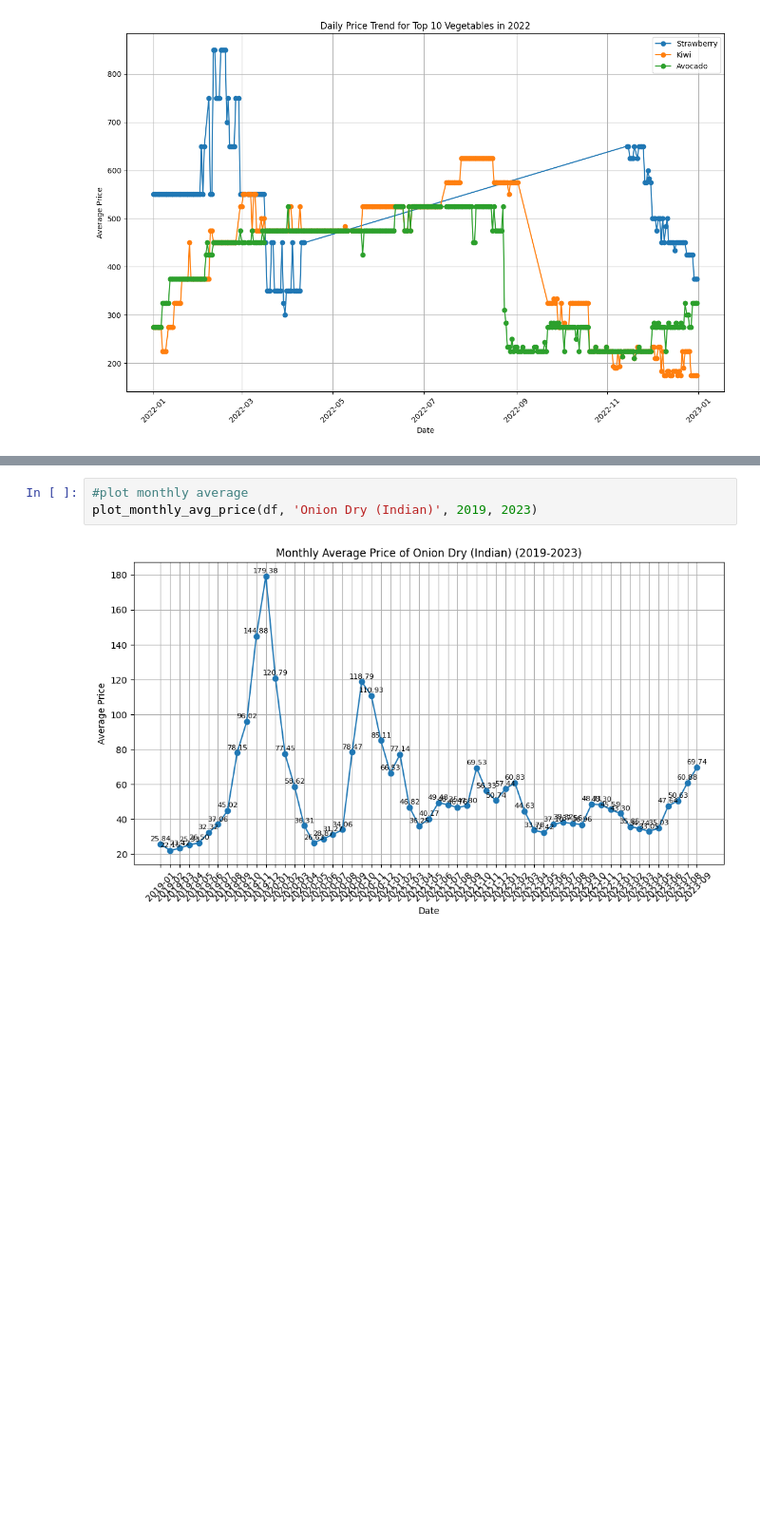
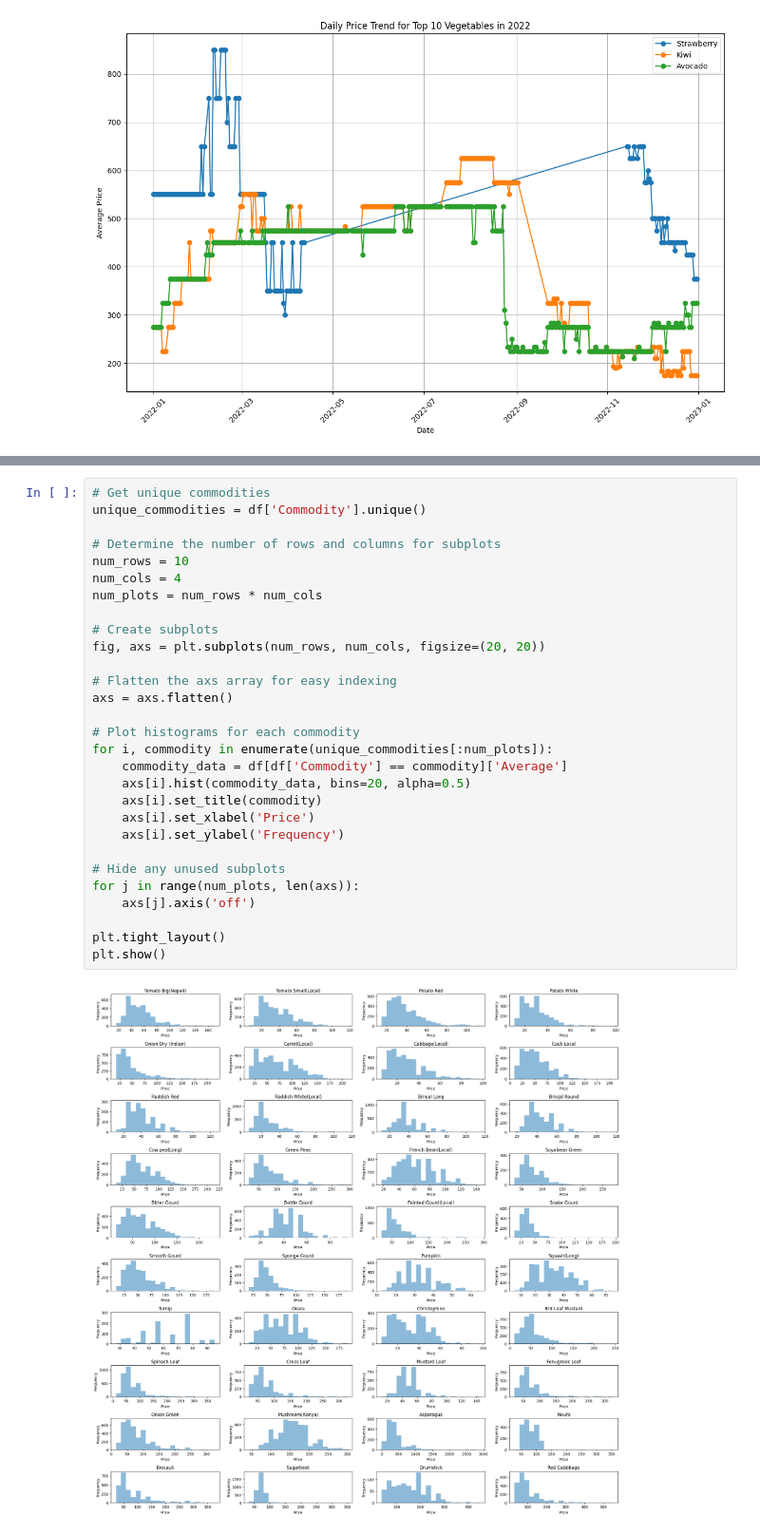
Before and after one commit to Rk-Pudasaini/Data_Analysis, a Jupyter notebook: Kalimati_tarkari_price_analysis.ipynb, the cells around one changed output, grey strips where cells are left out. Shown at 95% size. Cells and saved outputs as stored; diff of their text form; blank space fills up the shorter version.

```diff
--- a/Kalimati_tarkari_price_analysis.ipynb
+++ b/Kalimati_tarkari_price_analysis.ipynb
@@ -367,5 +280,31 @@ plot_price_changes(df, 'Potato Red', 2022, 2023)
-# %%
-#plot monthly average
-plot_monthly_avg_price(df, 'Onion Dry (Indian)', 2019, 2023)
-# %% [output]
-[figure, removed]
+# %%
+# Get unique commodities
+unique_commodities = df['Commodity'].unique()
+
+# Determine the number of rows and columns for subplots
+num_rows = 10
+num_cols = 4
+num_plots = num_rows * num_cols
+
+# Create subplots
+fig, axs = plt.subplots(num_rows, num_cols, figsize=(20, 20))
+
+# Flatten the axs array for easy indexing
+axs = axs.flatten()
+
+# Plot histograms for each commodity
+for i, commodity in enumerate(unique_commodities[:num_plots]):
+    commodity_data = df[df['Commodity'] == commodity]['Average']
+    axs[i].hist(commodity_data, bins=20, alpha=0.5)
+    axs[i].set_title(commodity)
+    axs[i].set_xlabel('Price')
+    axs[i].set_ylabel('Frequency')
+
+# Hide any unused subplots
+for j in range(num_plots, len(axs)):
+    axs[j].axis('off')
+
+plt.tight_layout()
+plt.show()
+# %% [output]
+[figure, added]
```
Also changed, not shown: parts of 10 cells of this notebook.
